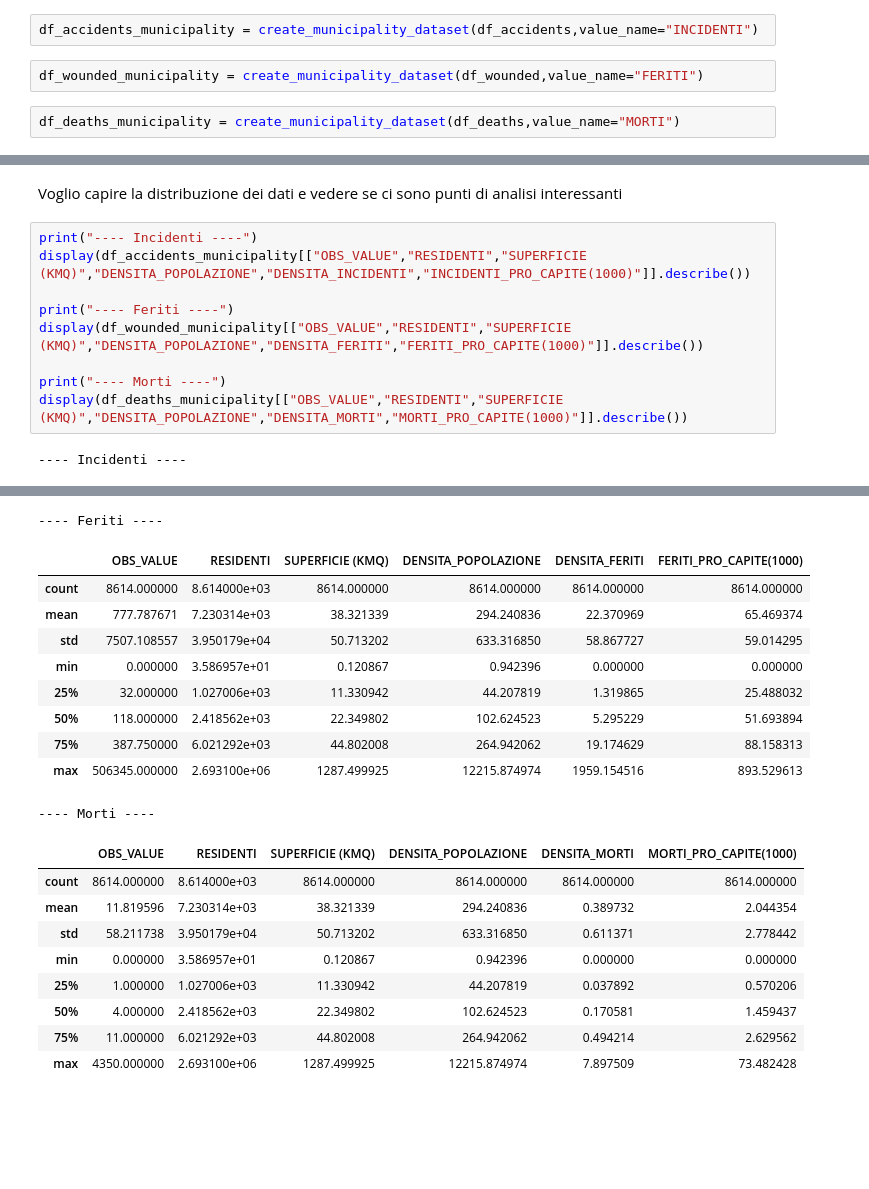
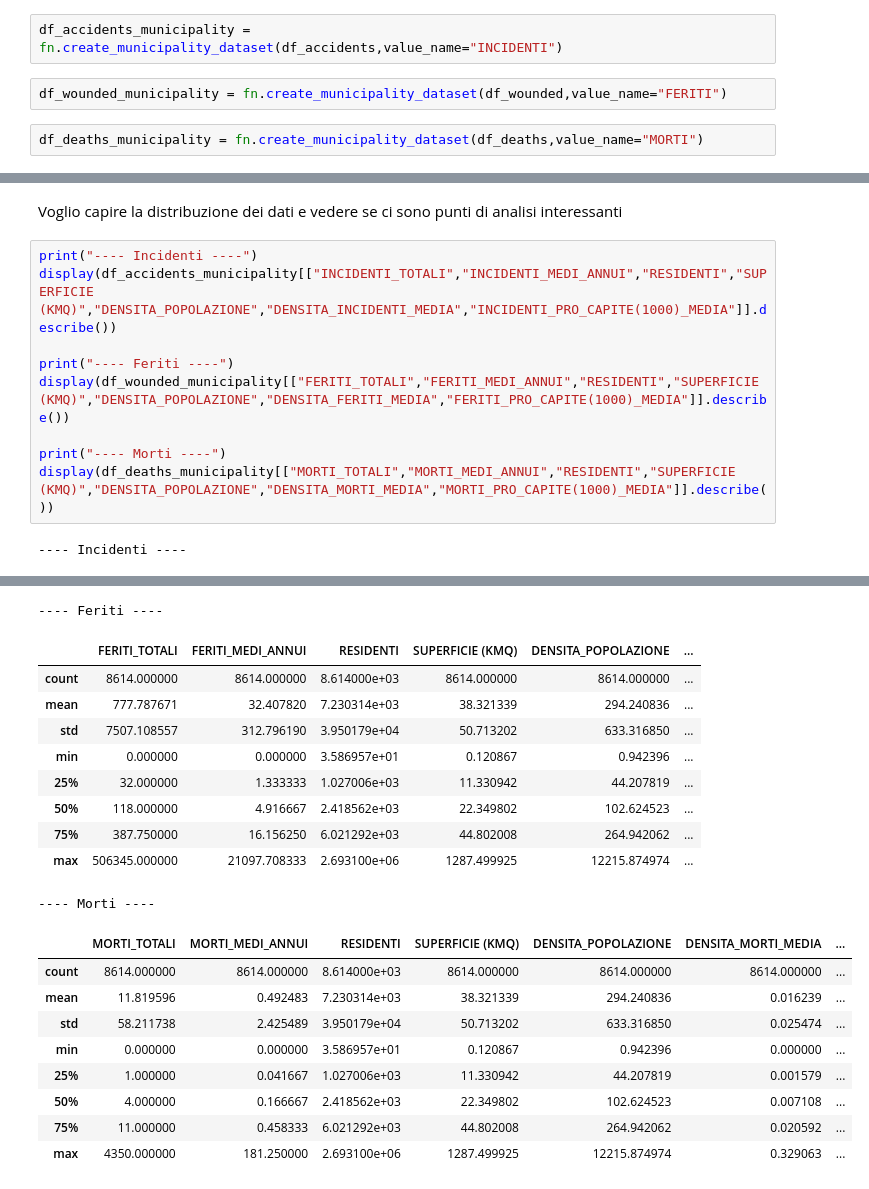
Before and after one commit to EliaValenti/Road_accidents_analysis, a Jupyter notebook: Road_accidents_analysis_FIXED/02b_EDA_Municipality_analysis_aggregate_01_24.ipynb, the cells around one changed output, grey strips where cells are left out. Drawn from its saved outputs; the diff is of its cells as text; blank space fills up the shorter version.

```diff
--- a/Road_accidents_analysis_FIXED/02b_EDA_Municipality_analysis_aggregate_01_24.ipynb
+++ b/Road_accidents_analysis_FIXED/02b_EDA_Municipality_analysis_aggregate_01_24.ipynb
@@ -131,6 +110,6 @@ def create_municipality_dataset(df, value_col="OBS_VALUE", value_name="INCIDENTI
 # %%
-df_accidents_municipality = create_municipality_dataset(df_accidents,value_name="INCIDENTI")
+df_accidents_municipality = fn.create_municipality_dataset(df_accidents,value_name="INCIDENTI")
 # %%
-df_wounded_municipality = create_municipality_dataset(df_wounded,value_name="FERITI")
+df_wounded_municipality = fn.create_municipality_dataset(df_wounded,value_name="FERITI")
 # %%
-df_deaths_municipality = create_municipality_dataset(df_deaths,value_name="MORTI")
+df_deaths_municipality = fn.create_municipality_dataset(df_deaths,value_name="MORTI")
@@ -295,12 +407,12 @@ dtype: int64
 Voglio capire la distribuzione dei dati e vedere se ci sono punti di analisi interessanti
 # %%
 print("---- Incidenti ----")
-display(df_accidents_municipality[["OBS_VALUE","RESIDENTI","SUPERFICIE (KMQ)","DENSITA_POPOLAZIONE","DENSITA_INCIDENTI","INCIDENTI_PRO_CAPITE(1000)"]].describe())
+display(df_accidents_municipality[["INCIDENTI_TOTALI","INCIDENTI_MEDI_ANNUI","RESIDENTI","SUPERFICIE (KMQ)","DENSITA_POPOLAZIONE","DENSITA_INCIDENTI_MEDIA","INCIDENTI_PRO_CAPITE(1000)_MEDIA"]].describe())
 
 print("---- Feriti ----")
-display(df_wounded_municipality[["OBS_VALUE","RESIDENTI","SUPERFICIE (KMQ)","DENSITA_POPOLAZIONE","DENSITA_FERITI","FERITI_PRO_CAPITE(1000)"]].describe())
+display(df_wounded_municipality[["FERITI_TOTALI","FERITI_MEDI_ANNUI","RESIDENTI","SUPERFICIE (KMQ)","DENSITA_POPOLAZIONE","DENSITA_FERITI_MEDIA","FERITI_PRO_CAPITE(1000)_MEDIA"]].describe())
 
 print("---- Morti ----")
-display(df_deaths_municipality[["OBS_VALUE","RESIDENTI","SUPERFICIE (KMQ)","DENSITA_POPOLAZIONE","DENSITA_MORTI","MORTI_PRO_CAPITE(1000)"]].describe())
+display(df_deaths_municipality[["MORTI_TOTALI","MORTI_MEDI_ANNUI","RESIDENTI","SUPERFICIE (KMQ)","DENSITA_POPOLAZIONE","DENSITA_MORTI_MEDIA","MORTI_PRO_CAPITE(1000)_MEDIA"]].describe())
 # %% [output]
 ---- Incidenti ----
@@ -316,23 +428,23 @@ display(df_deaths_municipality[["OBS_VALUE","RESIDENTI","SUPERFICIE (KMQ)","DENS
 ---- Feriti ----
-|  | OBS_VALUE | RESIDENTI | SUPERFICIE (KMQ) | DENSITA_POPOLAZIONE | DENSITA_FERITI | FERITI_PRO_CAPITE(1000) |
-| count | 8614.000000 | 8.614000e+03 | 8614.000000 | 8614.000000 | 8614.000000 | 8614.000000 |
-| mean | 777.787671 | 7.230314e+03 | 38.321339 | 294.240836 | 22.370969 | 65.469374 |
-| std | 7507.108557 | 3.950179e+04 | 50.713202 | 633.316850 | 58.867727 | 59.014295 |
-| min | 0.000000 | 3.586957e+01 | 0.120867 | 0.942396 | 0.000000 | 0.000000 |
-| 25% | 32.000000 | 1.027006e+03 | 11.330942 | 44.207819 | 1.319865 | 25.488032 |
-| 50% | 118.000000 | 2.418562e+03 | 22.349802 | 102.624523 | 5.295229 | 51.693894 |
-| 75% | 387.750000 | 6.021292e+03 | 44.802008 | 264.942062 | 19.174629 | 88.158313 |
-| max | 506345.000000 | 2.693100e+06 | 1287.499925 | 12215.874974 | 1959.154516 | 893.529613 |
+|  | FERITI_TOTALI | FERITI_MEDI_ANNUI | RESIDENTI | SUPERFICIE (KMQ) | DENSITA_POPOLAZIONE | ... |
+| count | 8614.000000 | 8614.000000 | 8.614000e+03 | 8614.000000 | 8614.000000 | ... |
+| mean | 777.787671 | 32.407820 | 7.230314e+03 | 38.321339 | 294.240836 | ... |
+| std | 7507.108557 | 312.796190 | 3.950179e+04 | 50.713202 | 633.316850 | ... |
+| min | 0.000000 | 0.000000 | 3.586957e+01 | 0.120867 | 0.942396 | ... |
+| 25% | 32.000000 | 1.333333 | 1.027006e+03 | 11.330942 | 44.207819 | ... |
+| 50% | 118.000000 | 4.916667 | 2.418562e+03 | 22.349802 | 102.624523 | ... |
+| 75% | 387.750000 | 16.156250 | 6.021292e+03 | 44.802008 | 264.942062 | ... |
+| max | 506345.000000 | 21097.708333 | 2.693100e+06 | 1287.499925 | 12215.874974 | ... |
 ---- Morti ----
-|  | OBS_VALUE | RESIDENTI | SUPERFICIE (KMQ) | DENSITA_POPOLAZIONE | DENSITA_MORTI | MORTI_PRO_CAPITE(1000) |
-| count | 8614.000000 | 8.614000e+03 | 8614.000000 | 8614.000000 | 8614.000000 | 8614.000000 |
-| mean | 11.819596 | 7.230314e+03 | 38.321339 | 294.240836 | 0.389732 | 2.044354 |
-| std | 58.211738 | 3.950179e+04 | 50.713202 | 633.316850 | 0.611371 | 2.778442 |
-| min | 0.000000 | 3.586957e+01 | 0.120867 | 0.942396 | 0.000000 | 0.000000 |
-| 25% | 1.000000 | 1.027006e+03 | 11.330942 | 44.207819 | 0.037892 | 0.570206 |
-| 50% | 4.000000 | 2.418562e+03 | 22.349802 | 102.624523 | 0.170581 | 1.459437 |
-| 75% | 11.000000 | 6.021292e+03 | 44.802008 | 264.942062 | 0.494214 | 2.629562 |
-| max | 4350.000000 | 2.693100e+06 | 1287.499925 | 12215.874974 | 7.897509 | 73.482428 |
+|  | MORTI_TOTALI | MORTI_MEDI_ANNUI | RESIDENTI | SUPERFICIE (KMQ) | DENSITA_POPOLAZIONE | DENSITA_MORTI_MEDIA | ... |
+| count | 8614.000000 | 8614.000000 | 8.614000e+03 | 8614.000000 | 8614.000000 | 8614.000000 | ... |
+| mean | 11.819596 | 0.492483 | 7.230314e+03 | 38.321339 | 294.240836 | 0.016239 | ... |
+| std | 58.211738 | 2.425489 | 3.950179e+04 | 50.713202 | 633.316850 | 0.025474 | ... |
+| min | 0.000000 | 0.000000 | 3.586957e+01 | 0.120867 | 0.942396 | 0.000000 | ... |
+| 25% | 1.000000 | 0.041667 | 1.027006e+03 | 11.330942 | 44.207819 | 0.001579 | ... |
+| 50% | 4.000000 | 0.166667 | 2.418562e+03 | 22.349802 | 102.624523 | 0.007108 | ... |
+| 75% | 11.000000 | 0.458333 | 6.021292e+03 | 44.802008 | 264.942062 | 0.020592 | ... |
+| max | 4350.000000 | 181.250000 | 2.693100e+06 | 1287.499925 | 12215.874974 | 0.329063 | ... |
 # %% [markdown]
 # CLASSIFICHE
 
```
Also changed, not shown: parts of 84 cells of this notebook, 11 other files.
